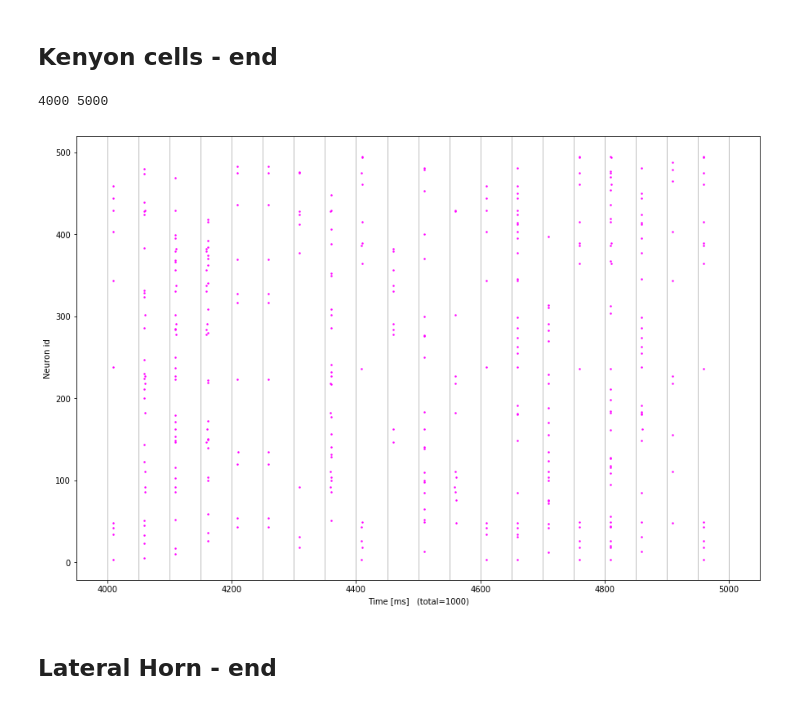
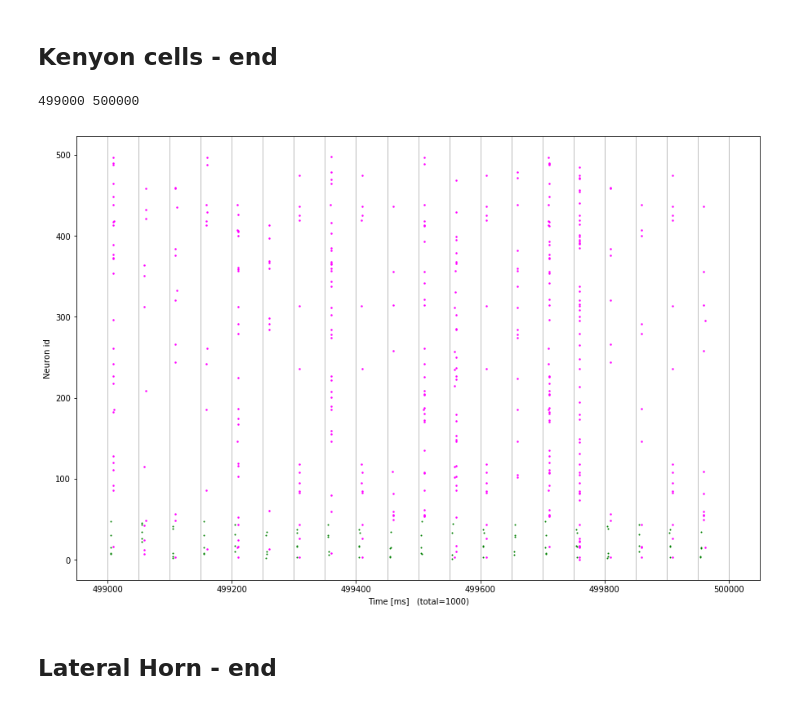
Before and after one commit to chanokin/brainscales-recognition, a Jupyter notebook: codebase/mushroom_body/bss_analyze_mbody_results.ipynb, the cells around one changed output. Cells and saved outputs as stored; diff of their text form; code cells hidden in the pictures.

```diff
--- a/codebase/mushroom_body/bss_analyze_mbody_results.ipynb
+++ b/codebase/mushroom_body/bss_analyze_mbody_results.ipynb
@@ -1327,37 +1328,42 @@ if bool(0):
 Kenyon cells - end
 ---
 # %%
+fname = "bss-mbody-experiment"
+# fname = "bss-mbody-experiment-1"
+fname += ".npz"
+
 data = np.load(fname)
 weights = data['weights']
+in_spikes = data['input_spikes']
 out_spikes = data['decision_spikes']
 k_spikes = data['kenyon_spikes']
 n_post = data['args'].item().nDN
 
 total_t = int(data['sim_time'])
 
 start_t = total_t - 1000
 end_t = total_t
 # start_t = 347000
 # end_t = start_t + 1000
 
 print(start_t, total_t)
 fig = plt.figure(figsize=(15, 10))
 ax = plt.subplot(1, 1, 1)
 
 for dt in range(start_t, end_t+1, data['sample_dt']):
     plt.axvline(dt, color='gray', linewidth=0.5)
 
 
 plot_in_range(fig, ax, in_spikes,  start_t=start_t, end_t=end_t, markersize=4, color='green')
 plot_in_range(fig, ax, k_spikes,  start_t=start_t, end_t=end_t, markersize=5, color='magenta')
 
 ax.set_ylabel('Neuron id')
 ax.set_xlabel('Time [ms]   (total={})'.format(total_t - start_t))
 
 plt.show()
 # %% [output]
-4000 5000
+499000 500000
-[figure, old version]
+[figure, new version]
 # %% [markdown]
 Lateral Horn - end
 ---
```
Also changed, not shown: parts of 5 cells of this notebook, 34 other files.
